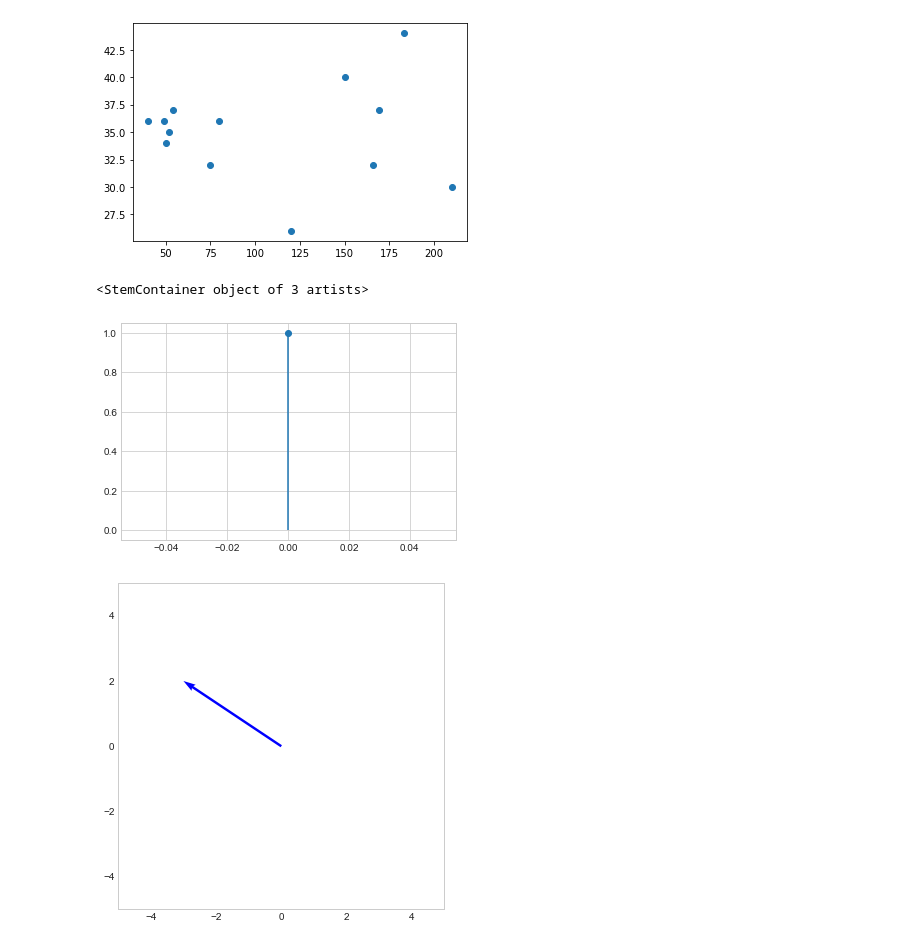
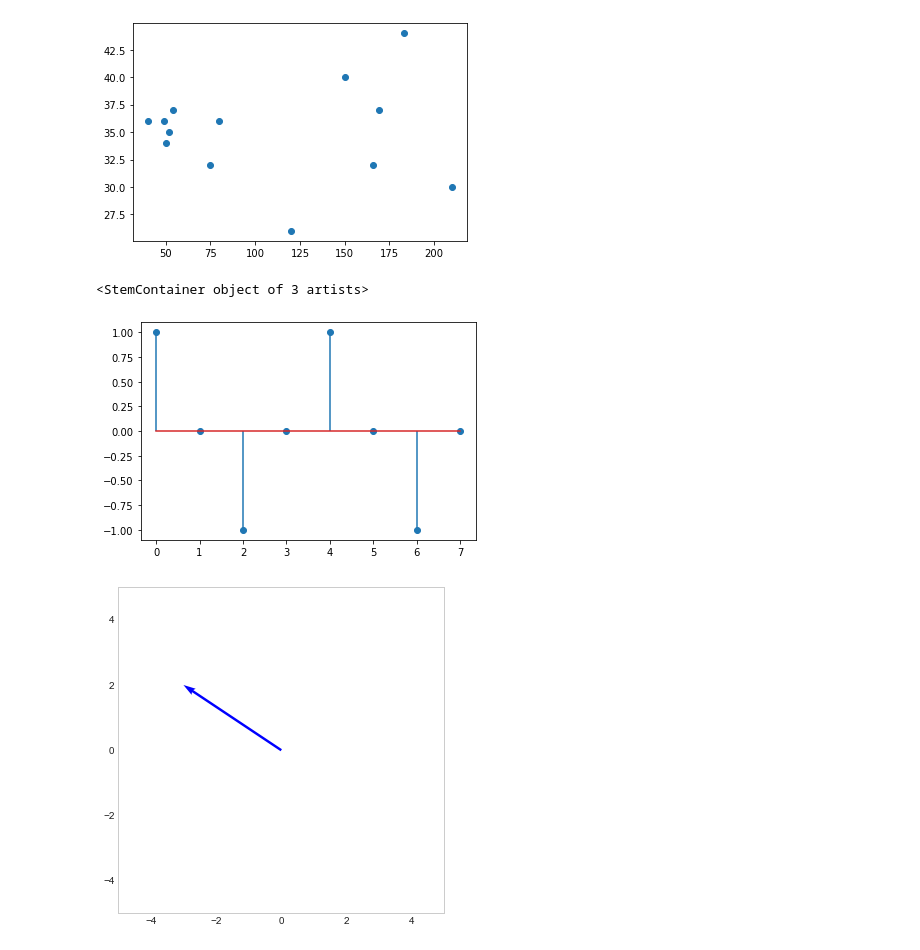
Before and after one commit to RashmivernekarN/ai_with_python_keonics, a Jupyter notebook: Module3/practical.ipynb, the cells around one changed output. Saved outputs shown, nothing was run; the diff lists cells and outputs as text; code cells hidden in the pictures.

```diff
--- a/Module3/practical.ipynb
+++ b/Module3/practical.ipynb
@@ -223,15 +223,15 @@ plt.show()
 # %%
 import numpy as np
 import scipy as sp
 import matplotlib.pyplot as plt
 
 # %matplotlib inline
-k = np.arange(0.8)
+k = np.arange(0,8)
 x = np.cos(2*k*np.pi/4)
 plt.stem(k,x,use_line_collection=True)
 # %% [output]
 <StemContainer object of 3 artists>
-[figure, old version]
+[figure, new version]
 # %%
 
 vec = np.array([[-3],[2]])
```
Also changed, not shown: 3 other files.
